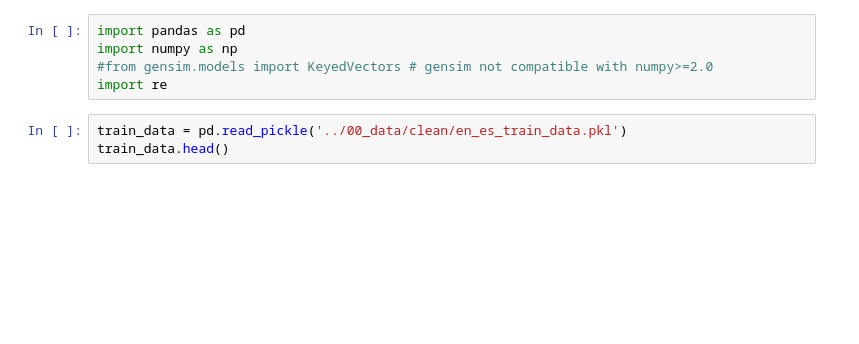
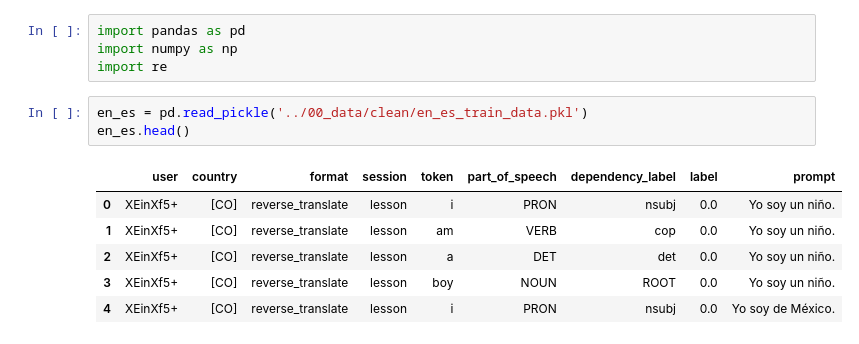
Before and after one commit to Erdos-Projects/fall-2025-developmental-norms-and-language-acquisition, a Jupyter notebook: 01_word_similarities.ipynb, the cells around one changed output. Saved outputs shown, nothing was run; the diff lists cells and outputs as text; blank space fills up the shorter version.

```diff
--- a/01_word_similarities.ipynb
+++ b/01_word_similarities.ipynb
@@ -1,8 +1,14 @@
 # %%
 import pandas as pd
 import numpy as np
-#from gensim.models import KeyedVectors # gensim not compatible with numpy>=2.0
 import re
 # %%
-train_data = pd.read_pickle('../00_data/clean/en_es_train_data.pkl')
-train_data.head()
+en_es = pd.read_pickle('../00_data/clean/en_es_train_data.pkl')
+en_es.head()
+# %% [output]
+|  | user | country | format | session | token | part_of_speech | dependency_label | label | prompt |
+| 0 | XEinXf5+ | [CO] | reverse_translate | lesson | i | PRON | nsubj | 0.0 | Yo soy un niño. |
+| 1 | XEinXf5+ | [CO] | reverse_translate | lesson | am | VERB | cop | 0.0 | Yo soy un niño. |
+| 2 | XEinXf5+ | [CO] | reverse_translate | lesson | a | DET | det | 0.0 | Yo soy un niño. |
+| 3 | XEinXf5+ | [CO] | reverse_translate | lesson | boy | NOUN | ROOT | 0.0 | Yo soy un niño. |
+| 4 | XEinXf5+ | [CO] | reverse_translate | lesson | i | PRON | nsubj | 0.0 | Yo soy de México. |
```
Also changed, not shown: parts of 25 cells of this notebook, 1 other file.
